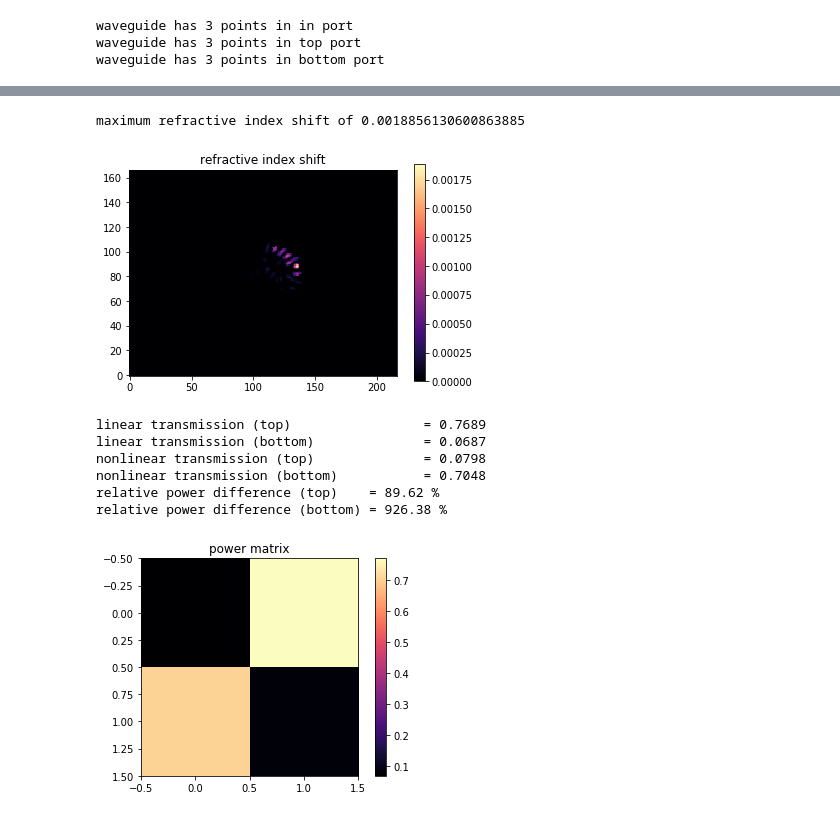
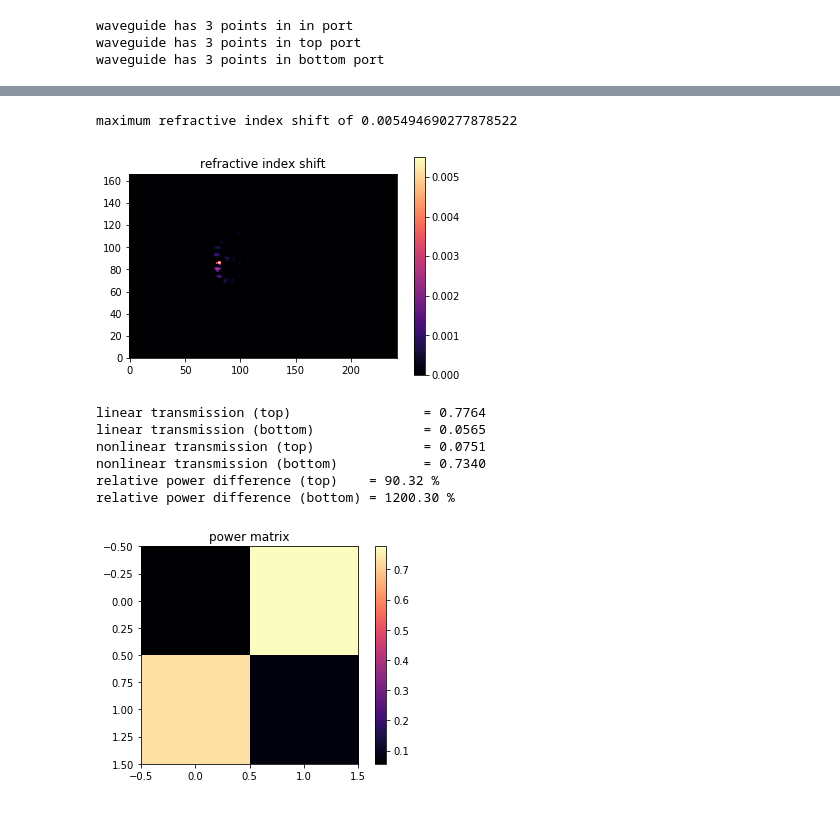
Before and after one commit to fancompute/angler, a Jupyter notebook: Notebooks/LBFGS.ipynb, the cells around one changed output, grey strips where cells are left out. Cells and saved outputs as stored; diff of their text form; code cells hidden in the pictures.

```diff
--- a/Notebooks/LBFGS.ipynb
+++ b/Notebooks/LBFGS.ipynb
@@ -23,7 +26,7 @@ omega = 2*np.pi*c0/lambda0  # angular frequency (2pi/s)
 dl = 0.8e-1                 # grid size (L0)
 NPML = [15, 15]             # number of pml grid points on x and y borders
 pol = 'Ez'                  # polarization (either 'Hz' or 'Ez')
-source_amp = 1             # amplitude of modal source (A/L0^2?)
+source_amp = 2             # amplitude of modal source (A/L0^2?)
 # %%
 # material constants
 n_index = 2.44              # refractive index
@@ -32,7 +35,7 @@ chi3 = 4.1*1e-19            # Al2S3 from Boyd (m^2/V^2)
 max_ind_shift = 5.8e-3      # maximum allowed nonlinear refractive index shift (computed from damage threshold)
 # %%
 # geometric parameters
-L = 5         # length of box (L0)
+L = 7         # length of box (L0)
 H = 5         # height of box (L0)
 w = .3        # width of waveguides (L0)
 d = H/1.5    # distance between waveguides (L0)
@@ -176,3 +180,4 @@ optimization.run(simulation, design_region, method='lbfgs')
 # %%
+optimization.Nsteps = 10000
 optimization.run(simulation, design_region, method='lbfgs')
 # %% [output]
@@ -221,44 +237,44 @@ plt.colorbar()
 plt.title('refractive index shift')
 plt.show()
 # %% [output]
-maximum refractive index shift of 0.0018856130600863885
+maximum refractive index shift of 0.005494690277878522
-[figure, old version]
+[figure, new version]
 # %%
 # compute powers
 
 # input power
 W_in = simulation.W_in
 
 # linear powers
 (Hx,Hy,Ez) = simulation.solve_fields()
 W_top_lin =  simulation.flux_probe('x', [-NPML[0]-int(l/2/dl), ny + int(d/2/dl)], int(H/2/dl))
 W_bot_lin  = simulation.flux_probe('x', [-NPML[0]-int(l/2/dl), ny - int(d/2/dl)], int(H/2/dl))
 
 # nonlinear powers
 (Hx_nl,Hy_nl,Ez_nl,_) = simulation.solve_fields_nl()
-W_top_nl =  simulation.flux_probe('x', [-NPML[0]-int(l/2/dl), ny + int(d/2/dl)], int(H/2/dl))
-W_bot_nl  = simulation.flux_probe('x', [-NPML[0]-int(l/2/dl), ny - int(d/2/dl)], int(H/2/dl))
+W_top_nl =  simulation.flux_probe('x', [-NPML[0]-int(l/2/dl), ny + int(d/2/dl)], int(H/2/dl), nl=True)
+W_bot_nl  = simulation.flux_probe('x', [-NPML[0]-int(l/2/dl), ny - int(d/2/dl)], int(H/2/dl), nl=True)
 
 
 print('linear transmission (top)                 = {:.4f}'.format(W_top_lin/W_in))
 print('linear transmission (bottom)              = {:.4f}'.format(W_bot_lin/W_in))
 print('nonlinear transmission (top)              = {:.4f}'.format(W_top_nl/W_in))
 print('nonlinear transmission (bottom)           = {:.4f}'.format(W_bot_nl/W_in))
 print('relative power difference (top)    = {:.2f} %'.format(100*abs(W_top_lin - W_top_nl) / W_top_lin))
 print('relative power difference (bottom) = {:.2f} %'.format(100*abs(W_bot_lin - W_bot_nl)  / W_bot_lin))
 
 S = [[W_bot_lin/W_in, W_top_lin/W_in],
      [W_bot_nl/W_in,  W_top_nl/W_in]]
 plt.imshow(S, cmap='magma')
 plt.colorbar()
 plt.title('power matrix')
 plt.show()
 # %% [output]
-linear transmission (top)                 = 0.7689
-linear transmission (bottom)              = 0.0687
-nonlinear transmission (top)              = 0.0798
-nonlinear transmission (bottom)           = 0.7048
-relative power difference (top)    = 89.62 %
-relative power difference (bottom) = 926.38 %
+linear transmission (top)                 = 0.7764
+linear transmission (bottom)              = 0.0565
+nonlinear transmission (top)              = 0.0751
+nonlinear transmission (bottom)           = 0.7340
+relative power difference (top)    = 90.32 %
+relative power difference (bottom) = 1200.30 %
-[figure, old version]
+[figure, new version]
 # %%
```
Also changed, not shown: parts of 14 cells of this notebook, 18 other files.
